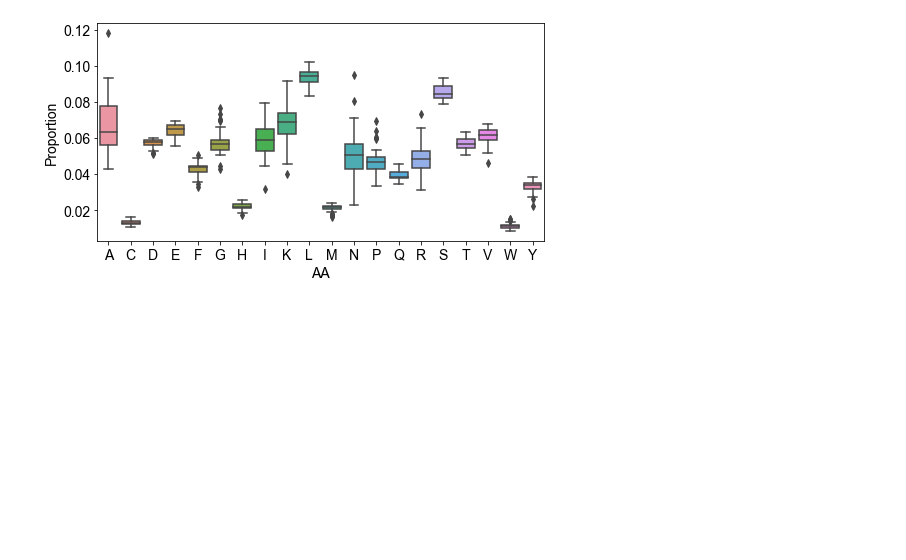
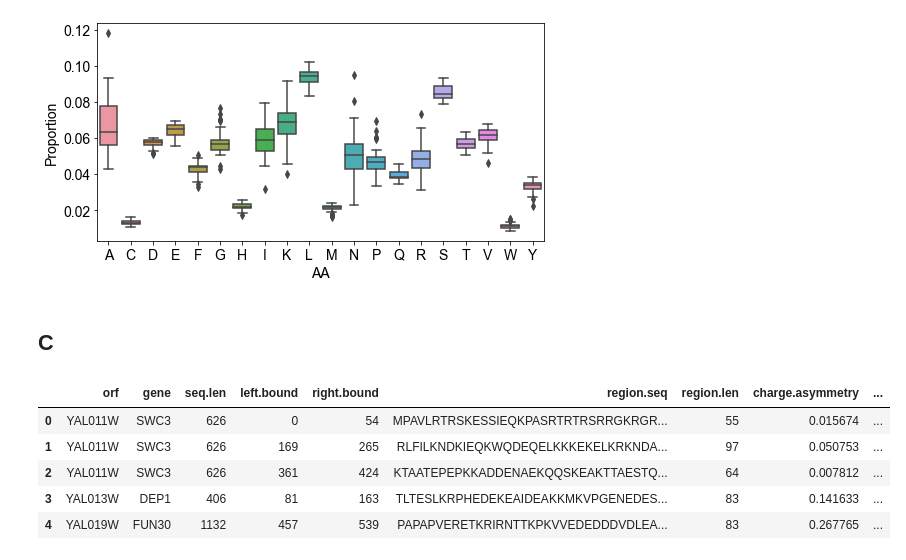
Before and after one commit to rosalindpan/hcrpaper, a Jupyter notebook: figures/FigureS4.ipynb, the cells around one changed output. Saved outputs shown, nothing was run; the diff lists cells and outputs as text; code cells hidden in the pictures; blank space fills up the shorter version.

```diff
--- a/figures/FigureS4.ipynb
+++ b/figures/FigureS4.ipynb
@@ -194,3 +194,5 @@ plt.xlabel('AA', fontsize=14)
 plt.show()
 # %% [output]
 [figure]
+# %% [markdown]
+## C
@@ -196,0 +252,43 @@ plt.show()
+# %%
+# Wrapper
+# There are two filters here; one for the length of the region to determine 'presence'; the other is
+# whether to filter out msas with very few sequences.
+
+def get_row_length_props(row, filter_cutoff=25, filepath=aybrah_path, connector="_"):
+    orf = row['orf']
+    refseq = row['region.seq']
+    left_bound = row['left.bound']
+    right_bound = row['right.bound']
+    # Read MSA for the orf in question
+    msa = AlignIO.read(open(filepath+str(orf)+connector+'aybrah.fa'), "fasta")
+    # Get just the region in question
+    region_msa = aq.extract_region_msa(msa, left_bound, right_bound, refseq=refseq)
+    # Filter the msa for very short and empty regions
+    #region_msa = filter_msa(region_msa, cutoff=filter_cutoff)
+    msa_len = len(region_msa)
+    if msa_len < 5:
+        out = np.empty(4)
+        out[:] = np.NaN
+        return pd.Series(out)
+
+    # Calculate region properties
+    region_abs_coverage = compute_region_coverage(region_msa, c=filter_cutoff) / 33 # The maximum number of species in the aybrah database
+    if region_abs_coverage > 1: # for a few genes there are multiple entries for each species, meaning there may be more than 33 sequences
+        region_abs_coverage = 1
+    region_rel_coverage = compute_region_coverage(region_msa, c=filter_cutoff) / msa_len
+    region_len_var_nofilter = compute_region_length_var(region_msa)
+    region_len_var_filter = compute_region_length_var(filter_msa(region_msa, cutoff=filter_cutoff))
+
+    return pd.Series([region_abs_coverage, region_rel_coverage, region_len_var_filter, region_len_var_nofilter])
+# %%
+newcols = df.apply(get_row_length_props, axis=1)
+newcols.columns = ['abs_coverage', 'rel_coverage', 'unfiltered_len_var', 'filtered_len_var']
+newdf = df.join(newcols)
+newdf.head()
+# %% [output]
+|  | orf | gene | seq.len | left.bound | right.bound | region.seq | region.len | charge.asymmetry | ... |
+| 0 | YAL011W | SWC3 | 626 | 0 | 54 | MPAVLRTRSKESSIEQKPASRTRTRSRRGKRGR... | 55 | 0.015674 | ... |
+| 1 | YAL011W | SWC3 | 626 | 169 | 265 | RLFILKNDKIEQKWQDEQELKKKEKELKRKNDA... | 97 | 0.050753 | ... |
+| 2 | YAL011W | SWC3 | 626 | 361 | 424 | KTAATEPEPKKADDENAEKQQSKEAKTTAESTQ... | 64 | 0.007812 | ... |
+| 3 | YAL013W | DEP1 | 406 | 81 | 163 | TLTESLKRPHEDEKEAIDEAKKMKVPGENEDES... | 83 | 0.141633 | ... |
+| 4 | YAL019W | FUN30 | 1132 | 457 | 539 | PAPAPVERETKRIRNTTKPKVVEDEDDDVDLEA... | 83 | 0.267765 | ... |
```
Also changed, not shown: parts of 9 cells of this notebook, 1 other file.
